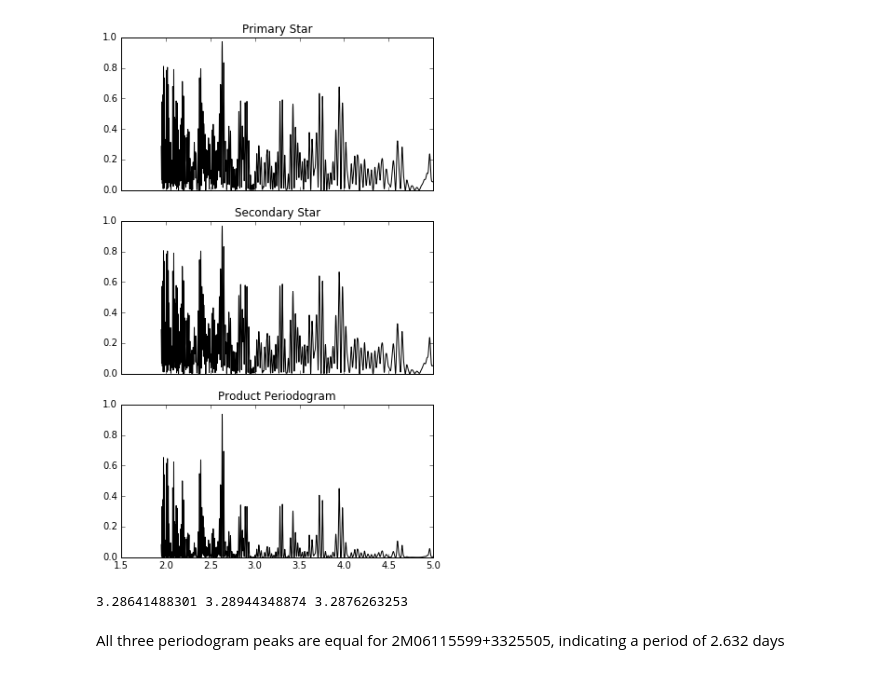
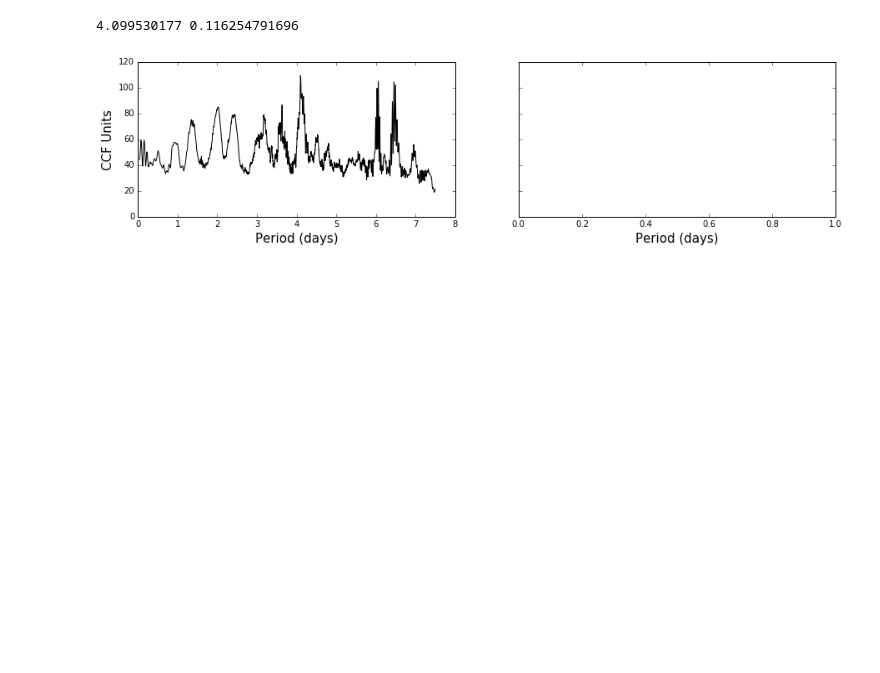
Before and after one commit to jacob-i-skinner/Orbit-Fitting, a Jupyter notebook: Periodogrammer.ipynb, the cells around one changed output. Drawn from its saved outputs; the diff is of its cells as text; code cells hidden in the pictures; blank space fills up the shorter version.

```diff
--- a/Periodogrammer.ipynb
+++ b/Periodogrammer.ipynb
@@ -51,3 +74,18 @@ print(len(JD), len(s_JD))
+# %%
+CCF = np.correlate(y*y2, y3*y4, 'same')
+#plt.xlim(3.6,4)
+fig, ((ax1,ax2)) = plt.subplots(1, 2, sharex='col', sharey='row')
+ax1.plot(x, CCF, 'k')
+ax1.set_ylabel('CCF Units', size='15')
+ax1.set_xlabel('Period (days)', size='15')
+ax2.set_xlabel('Period (days)', size='15')
+fig.set_figheight(3.33)
+fig.set_figwidth(15)
+plt.savefig('periodogram and data window CCFs.pdf')
+print(x[np.argmax(CCF)], x[np.argmax(CCF_data)])
+# %% [output]
+4.099530177 0.116254791696
+[figure, added]
 # %%
 #This periodogram code was taken from
 #Jake Vanderplas' "Fast Lomb-Scargle Periodograms in Python"
@@ -89,28 +150,3 @@ def adjustment(t, rv):
             rv         = np.delete(rv, i)
             adjusted_t = np.delete(adjusted_t, i)
     return adjusted_t, rv
-# %%
-# plot the results
-samples = 5000
-x, y = periodogram(JD, RVp, samples)
-y2   = periodogram(JD, RVs, samples)[1]
-fig, (ax1, ax2, ax3) = plt.subplots(3, sharex=True, sharey=True)
-ax1.plot(x, y, 'k')
-ax1.set_title('Primary Star')
-ax2.plot(x, y2, 'k')
-ax2.set_title('Secondary Star')
-ax3.plot(x, y*y2, 'k')
-ax3.set_title('Product Periodogram')
-fig.set_figheight(10)
-fig.set_figwidth(6)
-#fig.subplots_adjust(hspace=0)
-#plt.setp([a.get_xticklabels() for a in fig.axes[:-1]], visible=False)
-#plt.savefig('2M06115599+3325505 periodogram.png')
-# %% [output]
-[figure, removed]
-# %%
-print(x[np.argmax(y)], x[np.argmax(y2)], x[np.argmax(y*y2)])
-# %% [output]
-3.28641488301 3.28944348874 3.2876263253
-# %% [markdown]
-All three periodogram peaks are equal for 2M06115599+3325505, indicating a period of 2.632 days
```
Also changed, not shown: parts of 3 cells of this notebook, 10 other files.
